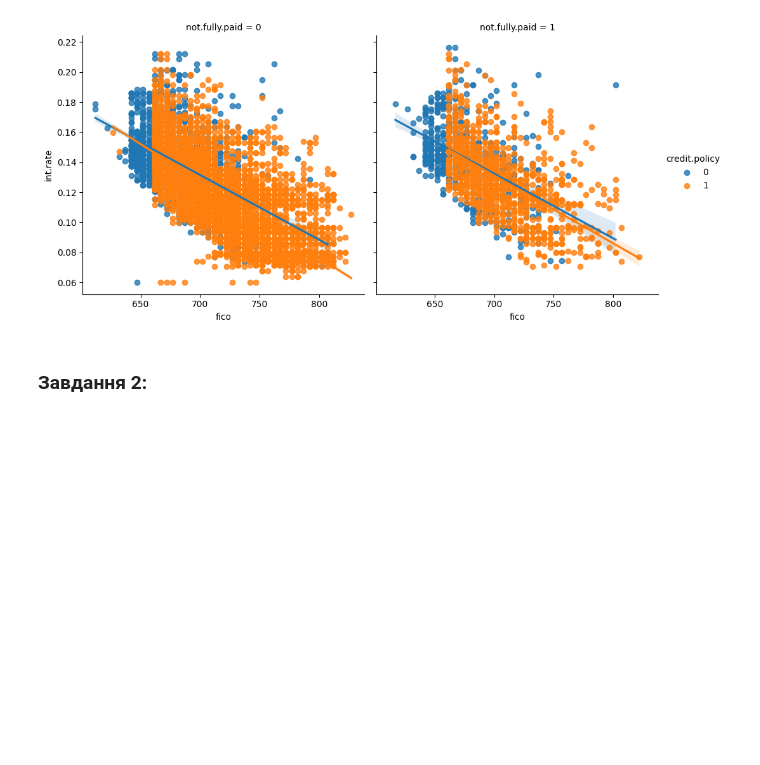
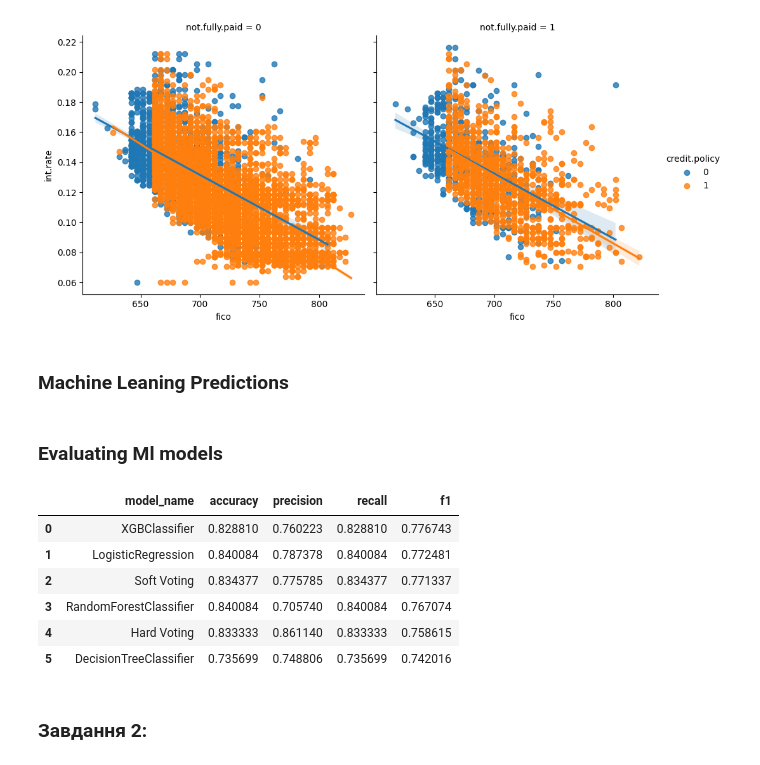
Before and after one commit to CyberCowboy404/DS-learning, a Jupyter notebook: lab7/Lab work 7.ipynb, the cells around one changed output. Saved outputs shown, nothing was run; the diff lists cells and outputs as text; code cells hidden in the pictures; blank space fills up the shorter version.

```diff
--- a/lab7/Lab work 7.ipynb
+++ b/lab7/Lab work 7.ipynb
@@ -119,0 +111,9 @@ sns.lmplot(x='fico', y='int.rate', data=df, hue='credit.policy', col='not.fully.
+# %% [markdown]
+### Machine Leaning Predictions
+# %%
+import pandas as pd
+
+df = pd.read_csv('loan_data.csv')
+df = pd.get_dummies(df, columns=['purpose'], drop_first=True)
+X = df.drop('not.fully.paid', axis=1)
+y = df['not.fully.paid']
@@ -119,0 +136,58 @@ sns.lmplot(x='fico', y='int.rate', data=df, hue='credit.policy', col='not.fully.
+# %%
+from sklearn.model_selection import train_test_split
+
+
+def create_model(model, X, y, **params):
+    default_params = { "test_size": .3 } if not params else params
+    X_train, X_test, y_train, y_test = train_test_split(X, y, **default_params)
+
+    y_pred = model.fit(X_train, y_train).predict(X_test)
+
+    return { "y_test": y_test, "y_pred": y_pred, "model": model }
+# %% [markdown]
+### Evaluating Ml models
+# %%
+from sklearn.ensemble import RandomForestClassifier, VotingClassifier
+from sklearn.linear_model import LogisticRegression
+from sklearn.tree import DecisionTreeClassifier
+from xgboost import XGBClassifier
+
+results = []
+
+logistic_regression = create_model(LogisticRegression(max_iter=1000), X, y, random_state=42, test_size=.25)
+decision_tree = create_model(DecisionTreeClassifier(), X, y, random_state=42, test_size=.25)
+random_forest = create_model(RandomForestClassifier(max_depth=5), X, y, random_state=42, test_size=.25)
+xgboost = create_model(XGBClassifier(n_estimators=2, max_depth=6, learning_rate=1, objective='binary:logistic'), X, y, random_state=42, test_size=.25)
+
+estimators = ([
+    ('LogisticRegression', logistic_regression["model"]),
+    ('DecisionTreeClassifier', decision_tree["model"]),
+    ('RandomForestClassifier', random_forest["model"]),
+    ('XGBClassifier', xgboost["model"])
+])
+
+soft_voting = create_model(VotingClassifier(estimators=estimators, voting="soft"), X, y)
+hard_voting = create_model(VotingClassifier(estimators=estimators, voting="hard"), X, y)
+
+results.append(result(**logistic_regression))
+results.append(result(**decision_tree))
+results.append(result(**random_forest))
+results.append(result(**xgboost))
+
+soft_voting["model"] = "Soft Voting"
+results.append(result(**soft_voting))
+
+hard_voting["model"] = "Hard Voting"
+results.append(result(**hard_voting))
+
+models_results = pd.DataFrame(results).sort_values(by=['f1'], ascending=False).reset_index(drop=True)
+
+models_results
+# %% [output]
+|  | model_name | accuracy | precision | recall | f1 |
+| 0 | XGBClassifier | 0.828810 | 0.760223 | 0.828810 | 0.776743 |
+| 1 | LogisticRegression | 0.840084 | 0.787378 | 0.840084 | 0.772481 |
+| 2 | Soft Voting | 0.834377 | 0.775785 | 0.834377 | 0.771337 |
+| 3 | RandomForestClassifier | 0.840084 | 0.705740 | 0.840084 | 0.767074 |
+| 4 | Hard Voting | 0.833333 | 0.861140 | 0.833333 | 0.758615 |
+| 5 | DecisionTreeClassifier | 0.735699 | 0.748806 | 0.735699 | 0.742016 |
```
Also changed, not shown: parts of 4 cells of this notebook.
